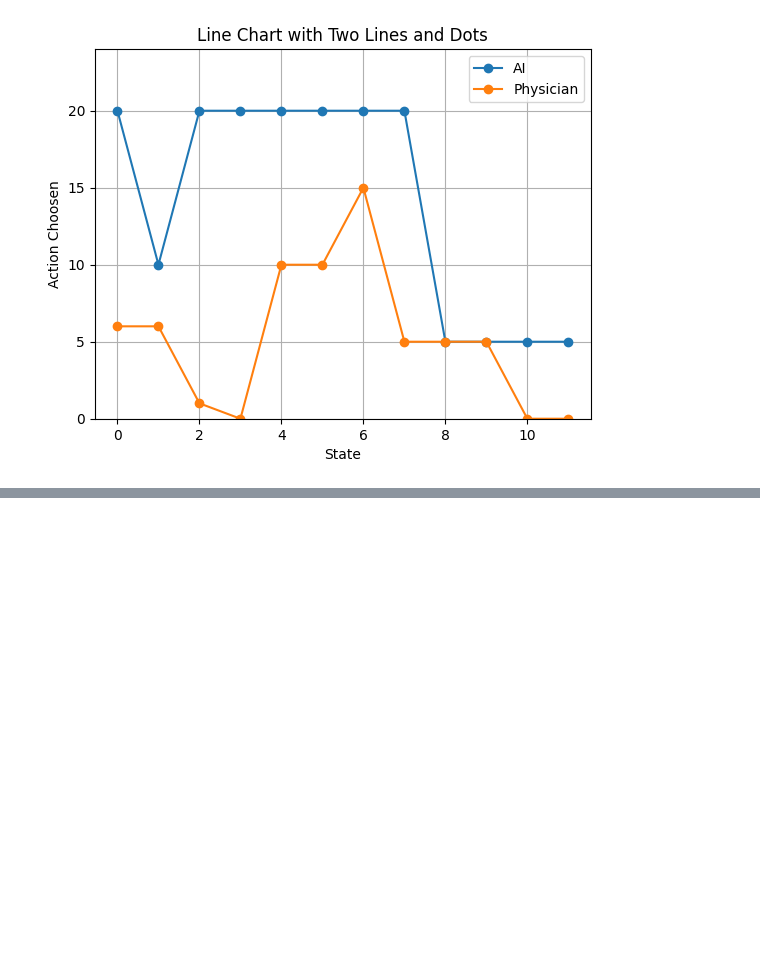
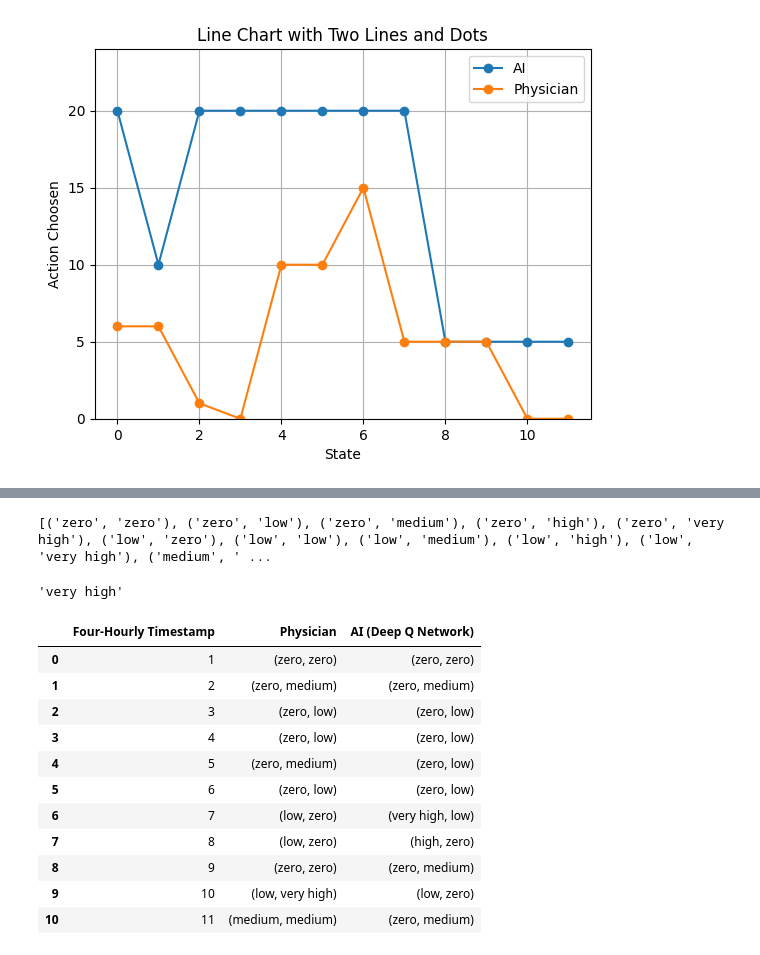
Before and after one commit to mrazi25/ICU-Deployment, a Jupyter notebook: main/pages/oprekoprek.ipynb, the cells around one changed output, grey strips where cells are left out. Saved outputs shown, nothing was run; the diff lists cells and outputs as text; code cells hidden in the pictures; blank space fills up the shorter version.

```diff
--- a/main/pages/oprekoprek.ipynb
+++ b/main/pages/oprekoprek.ipynb
@@ -192,0 +229,50 @@ plt.show()
+# %%
+from itertools import product
+
+values = ["zero", "low", "medium", "high", "very high"]
+
+# Create a 1D array with pair combinations
+multiarray_1d = list(product(values, repeat=2))
+
+# Display the result
+print(multiarray_1d)
+# %% [output]
+[('zero', 'zero'), ('zero', 'low'), ('zero', 'medium'), ('zero', 'high'), ('zero', 'very high'), ('low', 'zero'), ('low', 'low'), ('low', 'medium'), ('low', 'high'), ('low', 'very high'), ('medium', ' ...
+# %%
+multiarray_1d[24][1]
+# %% [output]
+'very high'
+# %%
+import pandas as pd
+from itertools import product
+
+phys_act = [0, 2, 1, 1, 2, 1, 5, 5, 0, 9, 12]
+ai_act = [0, 2, 1, 1, 1, 1, 21, 15, 2, 5, 2]
+doses_intensity = ["zero", "low", "medium", "high", "very high"]
+pair_of_act = list(product(doses_intensity, repeat=2))
+
+df_data = {"Four-Hourly Timestamp": [], "Physician": [], "AI (Deep Q Network)": []}
+
+# Your loop to fill the data
+for i in range(len(phys_act)):
+    df_data["Four-Hourly Timestamp"].append(i+1)
+    df_data["Physician"].append(pair_of_act[phys_act[i]])
+    df_data["AI (Deep Q Network)"].append(pair_of_act[ai_act[i]])
+
+# Create a DataFrame
+df = pd.DataFrame(df_data)
+
+df
+# %% [output]
+|  | Four-Hourly Timestamp | Physician | AI (Deep Q Network) |
+| 0 | 1 | (zero, zero) | (zero, zero) |
+| 1 | 2 | (zero, medium) | (zero, medium) |
+| 2 | 3 | (zero, low) | (zero, low) |
+| 3 | 4 | (zero, low) | (zero, low) |
+| 4 | 5 | (zero, medium) | (zero, low) |
+| 5 | 6 | (zero, low) | (zero, low) |
+| 6 | 7 | (low, zero) | (very high, low) |
+| 7 | 8 | (low, zero) | (high, zero) |
+| 8 | 9 | (zero, zero) | (zero, medium) |
+| 9 | 10 | (low, very high) | (low, zero) |
+| 10 | 11 | (medium, medium) | (zero, medium) |
```
Also changed, not shown: parts of 9 cells of this notebook, 22 other files.
